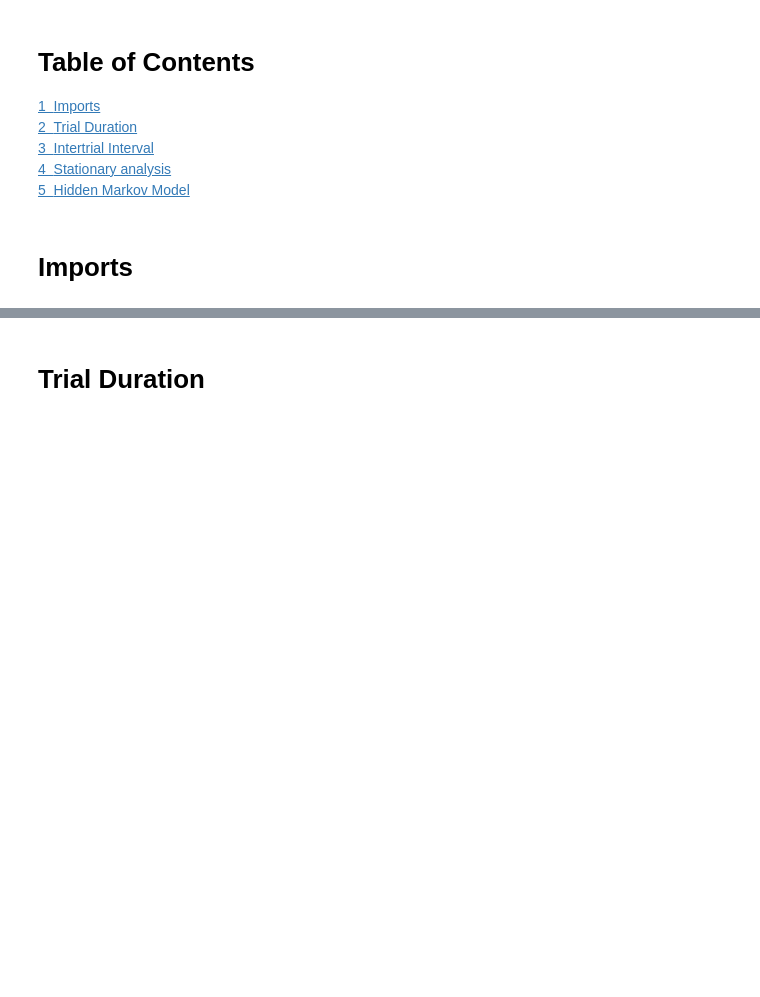
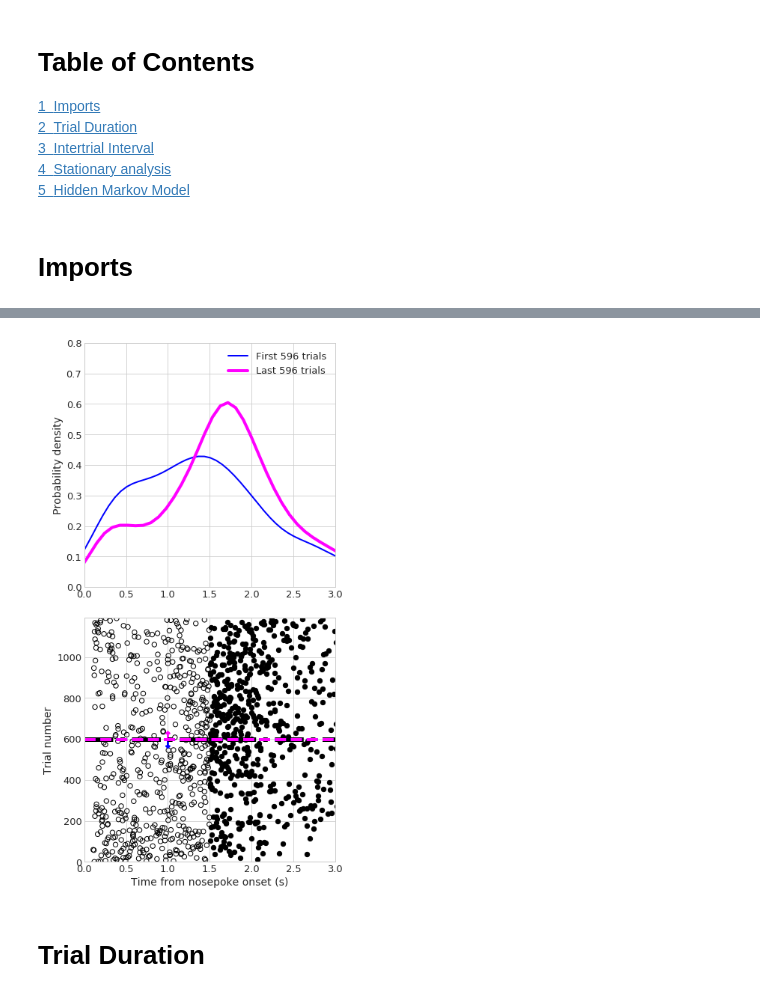
Before and after one commit to EstevaoUyra/spikelearn, a Jupyter notebook: notebooks/exploration/Behavior.ipynb, the cells around one changed output, grey strips where cells are left out. Drawn from its saved outputs; the diff is of its cells as text; code cells hidden in the pictures; blank space fills up the shorter version.

```diff
--- a/notebooks/exploration/Behavior.ipynb
+++ b/notebooks/exploration/Behavior.ipynb
@@ -42,3 +54,9 @@ from statsmodels.tsa.statespace.varmax import VARMAX
+# %%
+dur = io.load('DRRD 7', 'behavior').duration
+singleRatBehaviorPlot(dur, kde='fl',ticksize=13, axislabel_size=14, s=40,
+                      cpax=False, reverse=False, tmax=3, kdeN=596, figsize=6)
+# %% [output]
+[figure, added]
 # %% [markdown]
 # Trial Duration
 # %% [markdown]
```
Also changed, not shown: parts of 4 cells of this notebook, 6 other files.
